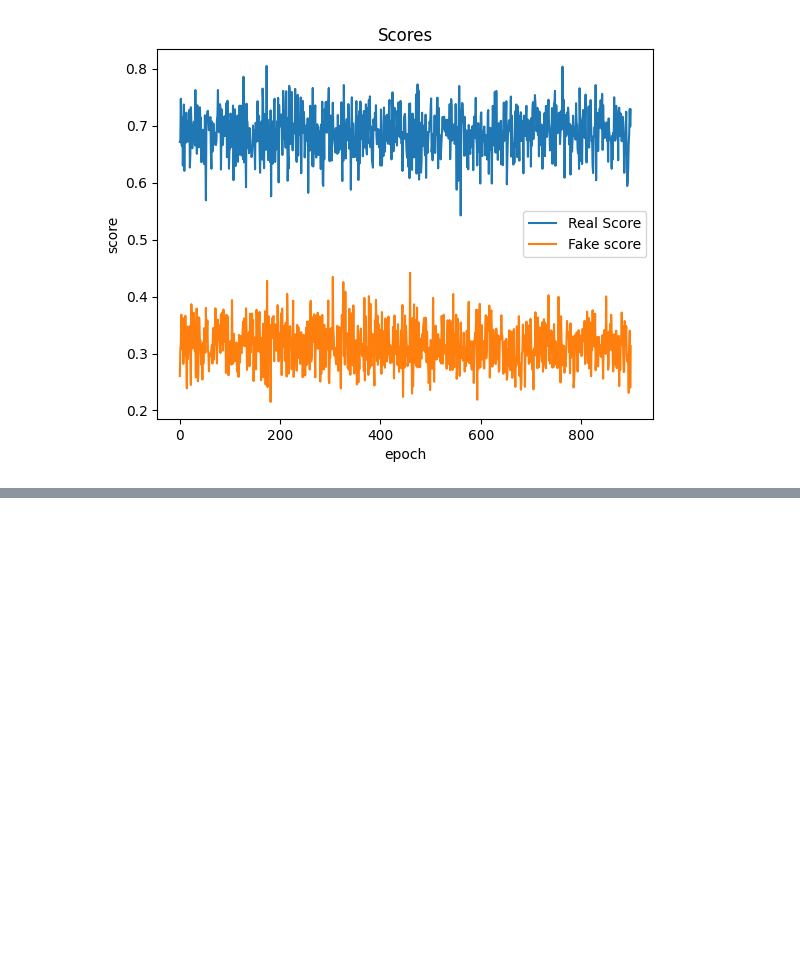
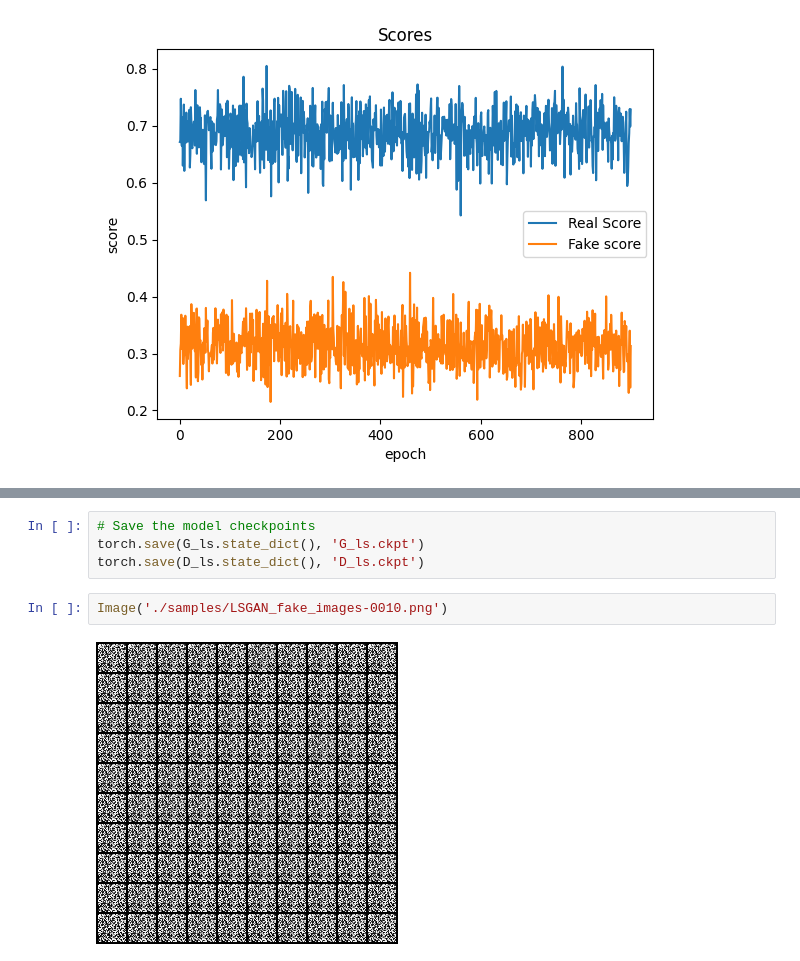
Before and after one commit to chriztopherton/DATA255, a Jupyter notebook: HW5/DATA255_HW5_Ton_Christopher.ipynb, the cells around one changed output, grey strips where cells are left out. Cells and saved outputs as stored; diff of their text form; blank space fills up the shorter version.

Commit message:
lsgan code

```diff
--- a/HW5/DATA255_HW5_Ton_Christopher.ipynb
+++ b/HW5/DATA255_HW5_Ton_Christopher.ipynb
@@ -583,0 +712,8 @@ plt.title('Scores');
+# %%
+# Save the model checkpoints
+torch.save(G_ls.state_dict(), 'G_ls.ckpt')
+torch.save(D_ls.state_dict(), 'D_ls.ckpt')
+# %%
+Image('./samples/LSGAN_fake_images-0010.png')
+# %% [output]
+[figure, added]
```
Also changed, not shown: parts of 10 cells of this notebook, 2 other files.
